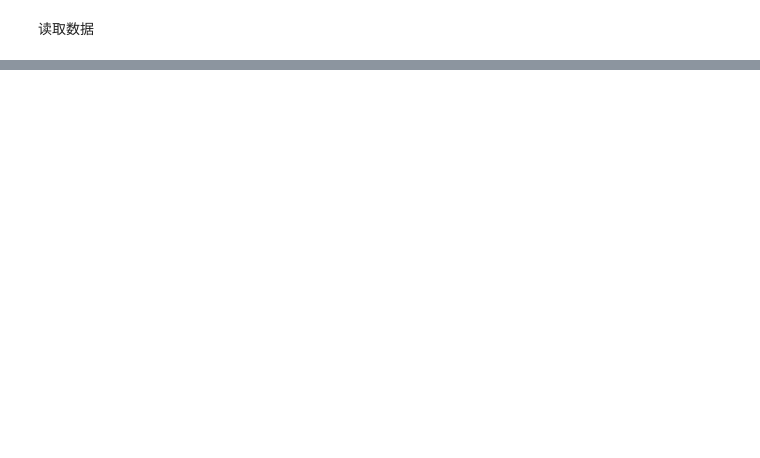
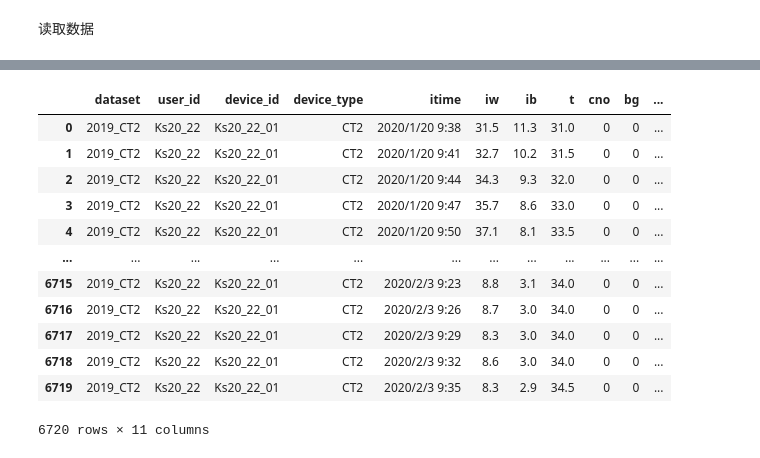
Before and after one commit to zpypiao/BigDataForest, a Jupyter notebook: dataProcess.ipynb, the cells around one changed output, grey strips where cells are left out. Saved outputs shown, nothing was run; the diff lists cells and outputs as text; code cells hidden in the pictures; blank space fills up the shorter version.

```diff
--- a/dataProcess.ipynb
+++ b/dataProcess.ipynb
@@ -134,0 +174,19 @@ cno
+# %%
+# 读取test数据
+test_data = pd.read_csv('数据/测试/Ks20_22_01.csv')
+
+test_data
+# %% [output]
+|  | dataset | user_id | device_id | device_type | itime | iw | ib | t | cno | bg | ... |
+| 0 | 2019_CT2 | Ks20_22 | Ks20_22_01 | CT2 | 2020/1/20 9:38 | 31.5 | 11.3 | 31.0 | 0 | 0 | ... |
+| 1 | 2019_CT2 | Ks20_22 | Ks20_22_01 | CT2 | 2020/1/20 9:41 | 32.7 | 10.2 | 31.5 | 0 | 0 | ... |
+| 2 | 2019_CT2 | Ks20_22 | Ks20_22_01 | CT2 | 2020/1/20 9:44 | 34.3 | 9.3 | 32.0 | 0 | 0 | ... |
+| 3 | 2019_CT2 | Ks20_22 | Ks20_22_01 | CT2 | 2020/1/20 9:47 | 35.7 | 8.6 | 33.0 | 0 | 0 | ... |
+| 4 | 2019_CT2 | Ks20_22 | Ks20_22_01 | CT2 | 2020/1/20 9:50 | 37.1 | 8.1 | 33.5 | 0 | 0 | ... |
+| ... | ... | ... | ... | ... | ... | ... | ... | ... | ... | ... | ... |
+| 6715 | 2019_CT2 | Ks20_22 | Ks20_22_01 | CT2 | 2020/2/3 9:23 | 8.8 | 3.1 | 34.0 | 0 | 0 | ... |
+| 6716 | 2019_CT2 | Ks20_22 | Ks20_22_01 | CT2 | 2020/2/3 9:26 | 8.7 | 3.0 | 34.0 | 0 | 0 | ... |
+| 6717 | 2019_CT2 | Ks20_22 | Ks20_22_01 | CT2 | 2020/2/3 9:29 | 8.3 | 3.0 | 34.0 | 0 | 0 | ... |
+| 6718 | 2019_CT2 | Ks20_22 | Ks20_22_01 | CT2 | 2020/2/3 9:32 | 8.6 | 3.0 | 34.0 | 0 | 0 | ... |
+| 6719 | 2019_CT2 | Ks20_22 | Ks20_22_01 | CT2 | 2020/2/3 9:35 | 8.3 | 2.9 | 34.5 | 0 | 0 | ... |
+6720 rows × 11 columns
```
Also changed, not shown: parts of 12 cells of this notebook, 10 other files.
